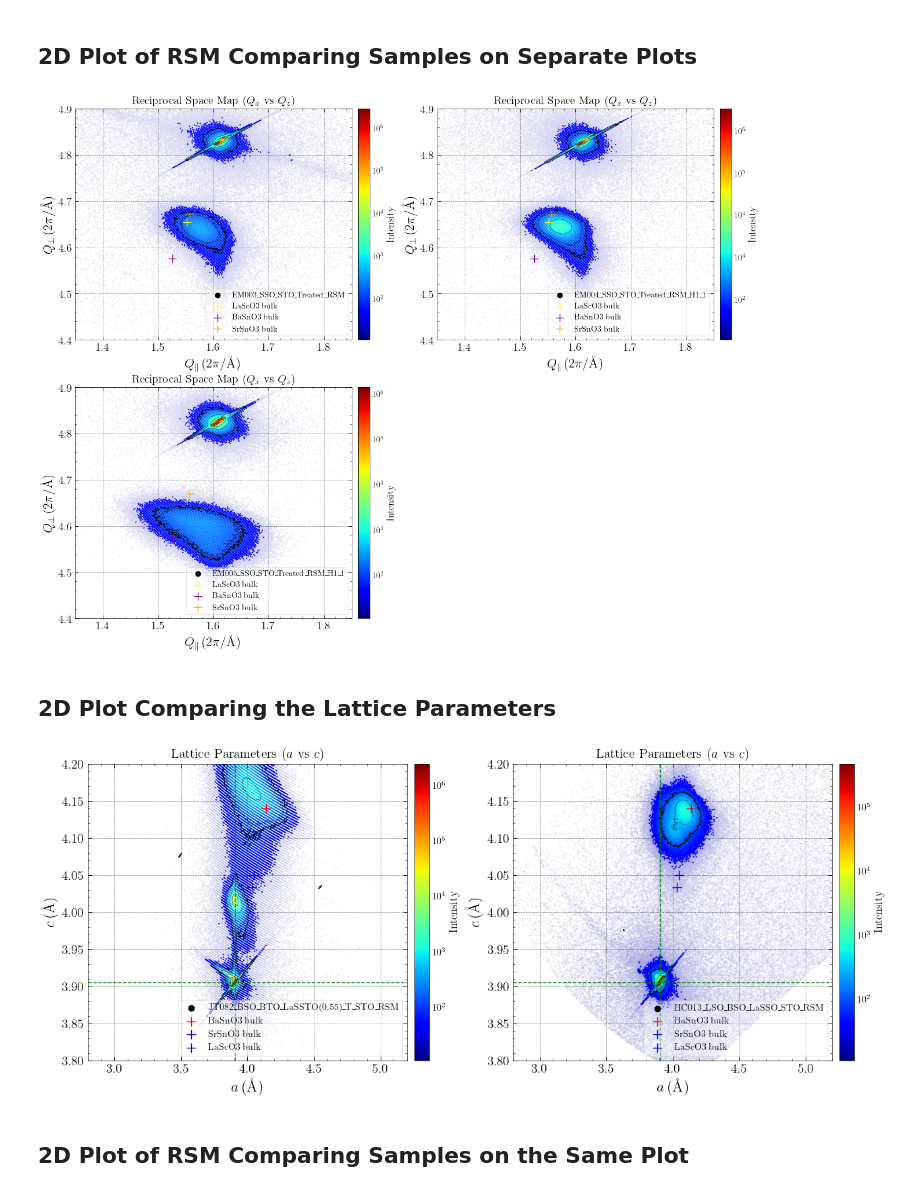
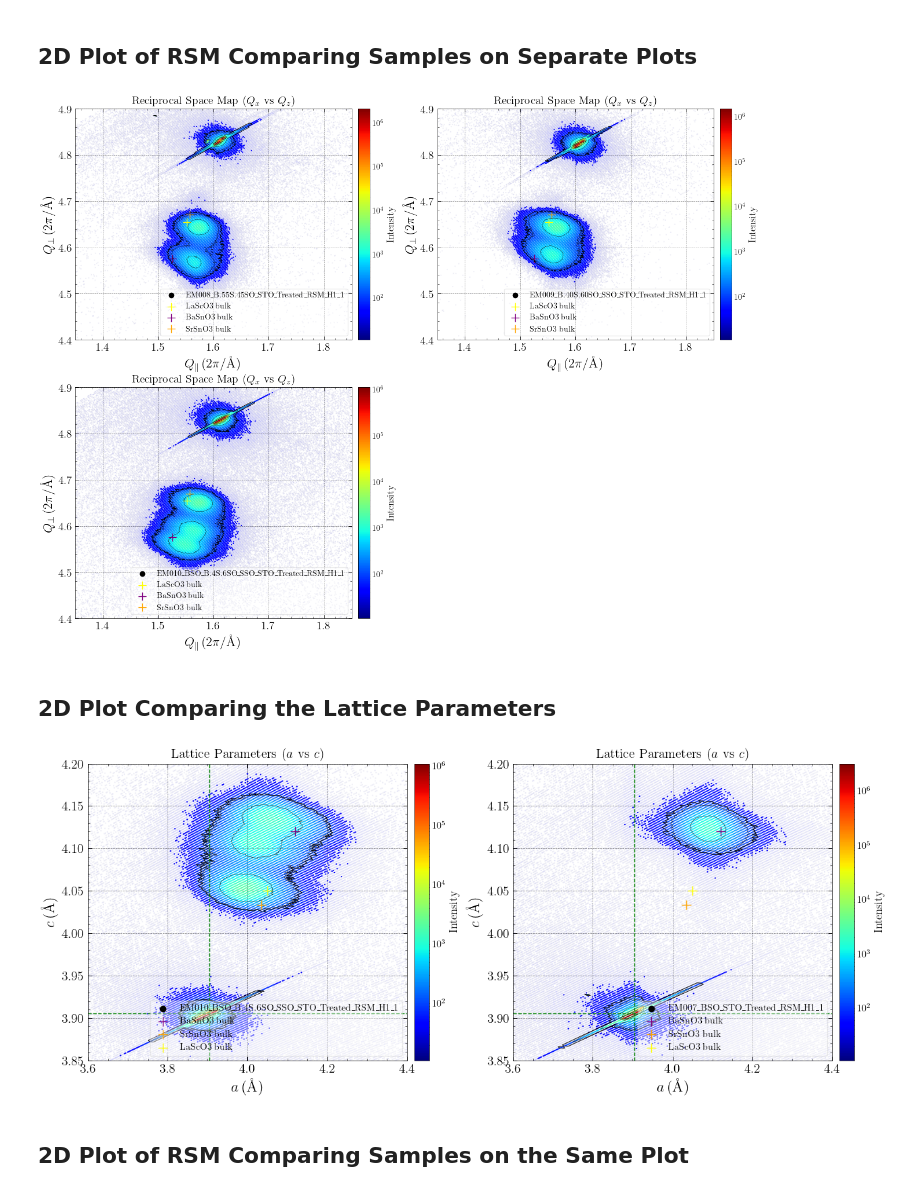
Before and after one commit to hc3413/Thin_Film_Analysis, a Jupyter notebook: RSM_Analysis.ipynb, the cells around one changed output. Drawn from its saved outputs; the diff is of its cells as text; code cells hidden in the pictures.

```diff
--- a/RSM_Analysis.ipynb
+++ b/RSM_Analysis.ipynb
@@ -46,6 +46,7 @@ RSM_HC018 = RSM(root_XRD, folder_name = 'HC018')
 RSM_DR004 = RSM(root_XRD, folder_name = 'DR004')
 RSM_DR005 = RSM(root_XRD, folder_name = 'DR005')
 RSM_DR008 = RSM(root_XRD, folder_name = 'DR008att2')
+RSM_DR012 = RSM(root_XRD, folder_name = 'DR012')
 
 
 RSM_JT071 = RSM(root_XRD, folder_name = 'JT071')
@@ -57,6 +58,11 @@ RSM_EM002 = RSM(root_XRD, folder_name = 'EM002')
 RSM_EM003 = RSM(root_XRD, folder_name = 'EM003')
 RSM_EM004 = RSM(root_XRD, folder_name = 'EM004')
 RSM_EM005 = RSM(root_XRD, folder_name = 'EM005')
+RSM_EM006 = RSM(root_XRD, folder_name = 'EM006')
+RSM_EM007 = RSM(root_XRD, folder_name = 'EM007')
+RSM_EM008 = RSM(root_XRD, folder_name = 'EM008')
+RSM_EM009 = RSM(root_XRD, folder_name = 'EM009')
+RSM_EM010 = RSM(root_XRD, folder_name = 'EM010')
 # %% [output]
 [PosixPath('/Users/horatiocox/Desktop/RUG_Postdoc/Experiments/XRD/HC001/HC001_LSO_STO_RSM_2.csv')]
 Points per scan: 457
@@ -94,23 +100,22 @@ fig1 = RSM_plot_sep(dat = single_dat,threshold_filt = 10, grid_filt = 1, resolut
 # %%
 #def plot_2D_comparison(dat: tuple = None, threshold_filt: float = 0, log_scale: bool = True, x_lim = None, y_lim = None, plot_type: str = 'scatter', ax_unit: str = 'reciprocal'):
 
-sep_data_in = [RSM_EM003, RSM_EM004, RSM_EM005]#[RSM_HC001,RSM_HC002,RSM_HC006, RSM_HC008, RSM_HC009, RSM_HC011, RSM_HC014, RSM_HC012, RSM_HC013, RSM_HC015, RSM_HC017, RSM_HC018, RSM_DR004] # Note that the function takes the first item
+sep_data_in = [RSM_EM008, RSM_EM009, RSM_EM010]#[RSM_HC001,RSM_HC002,RSM_HC006, RSM_HC008, RSM_HC009, RSM_HC011, RSM_HC014, RSM_HC012, RSM_HC013, RSM_HC015, RSM_HC017, RSM_HC018, RSM_DR004] # Note that the function takes the first item
 fig2 = RSM_plot_sep(dat = sep_data_in, threshold_filt = 10, grid_filt = 90, resolution_scaling=None, plot_type = 'contour', ax_unit='reciprocal',x_lim = [1.35, 1.85], y_lim = [4.4, 4.9])#,x_lim = [2.8, 5.2], y_lim = [3.8, 4.2])
 
 
-
-#fig2.savefig(f'{sep_data_in[0].folder_path}/RSMsep.png', dpi=600, bbox_inches='tight', transparent=True)
+fig2.savefig(f'{sep_data_in[0].folder_path}/RSMsep.png', dpi=600, bbox_inches='tight', transparent=True)
 # %% [output]
-[figure, old version]
+[figure, new version]
 # %% [markdown]
 ## 2D Plot Comparing the Lattice Parameters
 # %%
 #def plot_2D_comparison(dat: tuple = None, threshold_filt: float = 0, log_scale: bool = True, x_lim = None, y_lim = None, plot_type: str = 'scatter', ax_unit: str = 'reciprocal'):
 
-sep_data_in = [RSM_JT082, RSM_HC013]#[RSM_HC006, RSM_HC008, RSM_HC009, RSM_HC011, RSM_HC012, RSM_HC013, RSM_HC015] # Note that the function takes the first item
-fig3 = RSM_plot_sep(dat = sep_data_in, threshold_filt = 10, plot_type = 'contour', ax_unit='lattice',x_lim = [2.8, 5.2], y_lim = [3.8, 4.2])
+sep_data_in = [RSM_EM010, RSM_EM007]#[RSM_HC006, RSM_HC008, RSM_HC009, RSM_HC011, RSM_HC012, RSM_HC013, RSM_HC015] # Note that the function takes the first item
+fig3 = RSM_plot_sep(dat = sep_data_in, threshold_filt = 10, plot_type = 'contour', ax_unit='lattice',x_lim = [3.6, 4.4], y_lim = [3.85, 4.2])
 # %% [output]
-[figure, old version]
+[figure, new version]
 # %% [markdown]
 ## 2D Plot of RSM Comparing Samples on the Same Plot
 # %%
```
Also changed, not shown: parts of 5 cells of this notebook, 4 other files.
